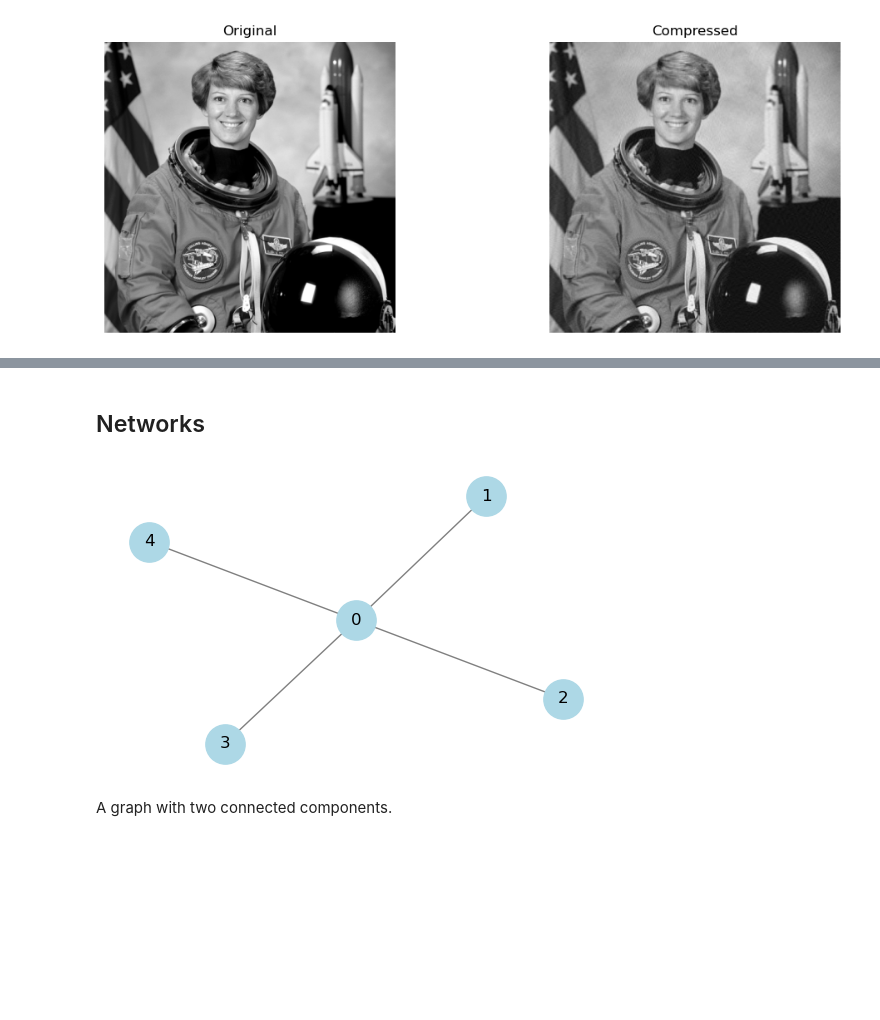
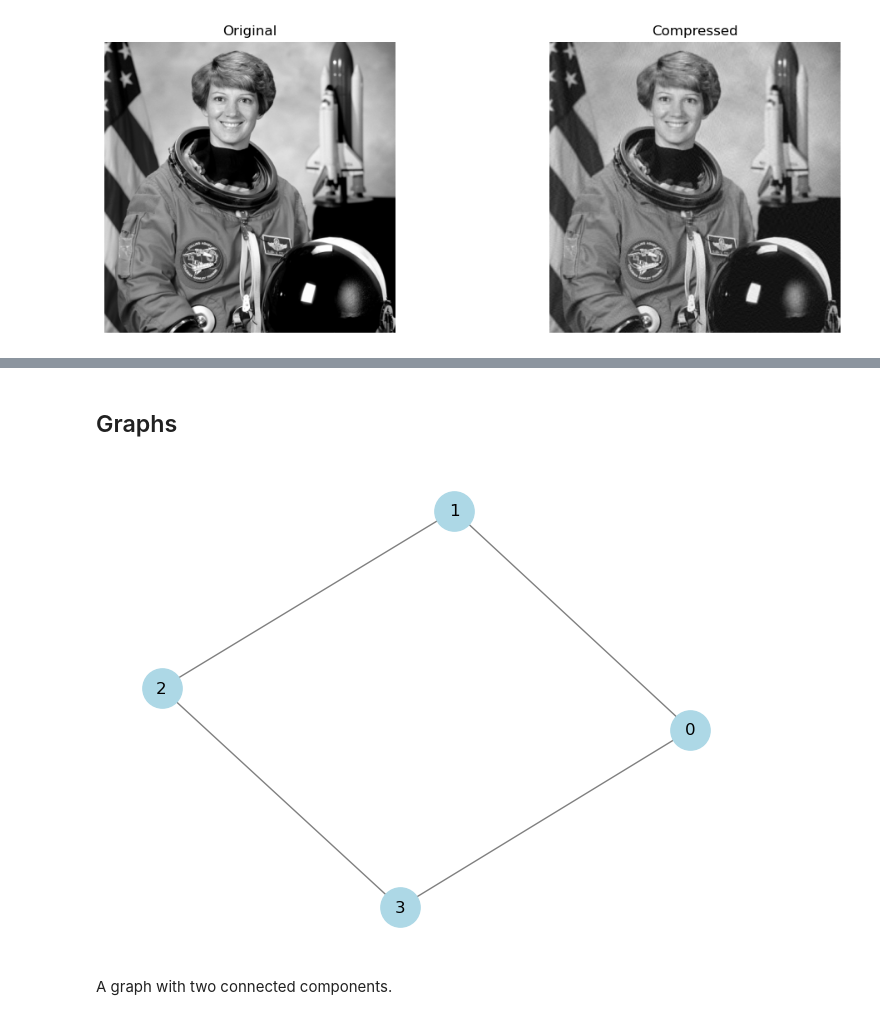
Before and after one commit to javi-pena/LinearAlgebra, a Jupyter notebook: Allderdice.ipynb, the cells around one changed output, grey strips where cells are left out. Drawn from its saved outputs; the diff is of its cells as text; code cells hidden in the pictures; blank space fills up the shorter version.

```diff
--- a/Allderdice.ipynb
+++ b/Allderdice.ipynb
@@ -160,5 +140,5 @@ Norm of the difference =  11.614075399314638
 # %% [markdown]
-## Networks
+## Graphs
 # %%
 import numpy as np
 import networkx as nx
@@ -177,37 +157,36 @@ adj_path = np.array([
     [1, 0, 1, 0],
     [0, 1, 0, 1],
     [0, 0, 1, 0]
 ])
 
 adj_star = np.array([
     [0, 1, 1, 1,1],
     [1, 0, 0, 0, 0],
     [1, 0, 0, 0, 0],
     [1, 0, 0, 0, 0],
     [1, 0, 0, 0, 0],
 ])
 
 adj_cycle = np.array([
     [0, 1, 0, 1],
     [1, 0, 1, 0],
     [0, 1, 0, 1],
     [1, 0, 1, 0]
 ])
 
 # Create the graph from the adjacency matrix
 #G = nx.from_numpy_array(adj_path)
 #G = nx.from_numpy_array(adj_triangle)
-G = nx.from_numpy_array(adj_star)
-#G = nx.from_numpy_array(adj_cycle)
+#G = nx.from_numpy_array(adj_star)
+G = nx.from_numpy_array(adj_cycle)
 
 
 # Draw the graph
-plt.figure(figsize=(5,3))
 pos = nx.spring_layout(G)  # Layout for visualization
 nx.draw(G, pos, with_labels=True, node_color='lightblue', edge_color='gray', node_size=800)
 plt.show()
 # %% [output]
-[figure, old version]
+[figure, new version]
 # %% [markdown]
 A graph with two connected components.
 # %%
```
Also changed, not shown: parts of 21 cells of this notebook, 1 other file.
